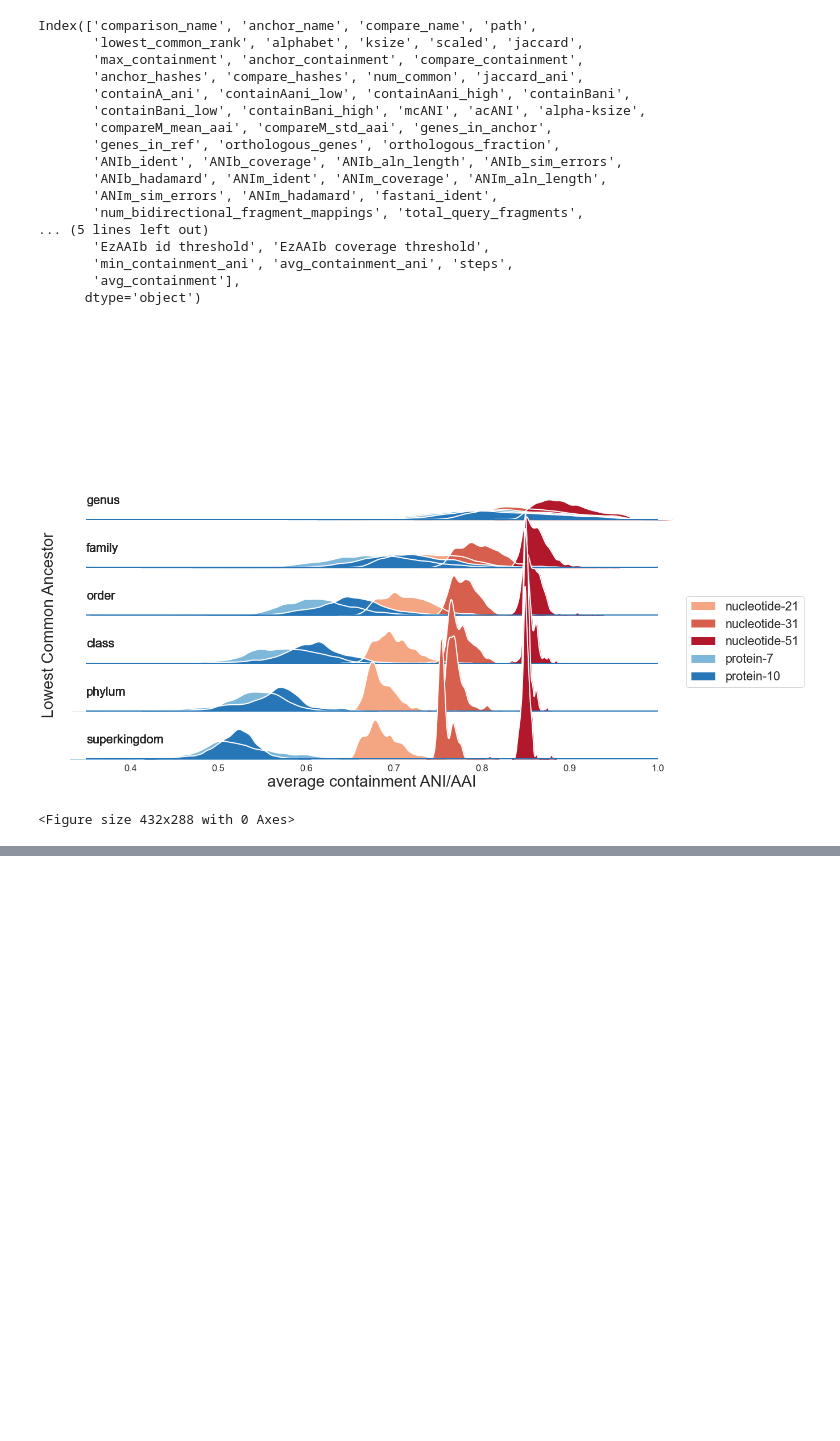
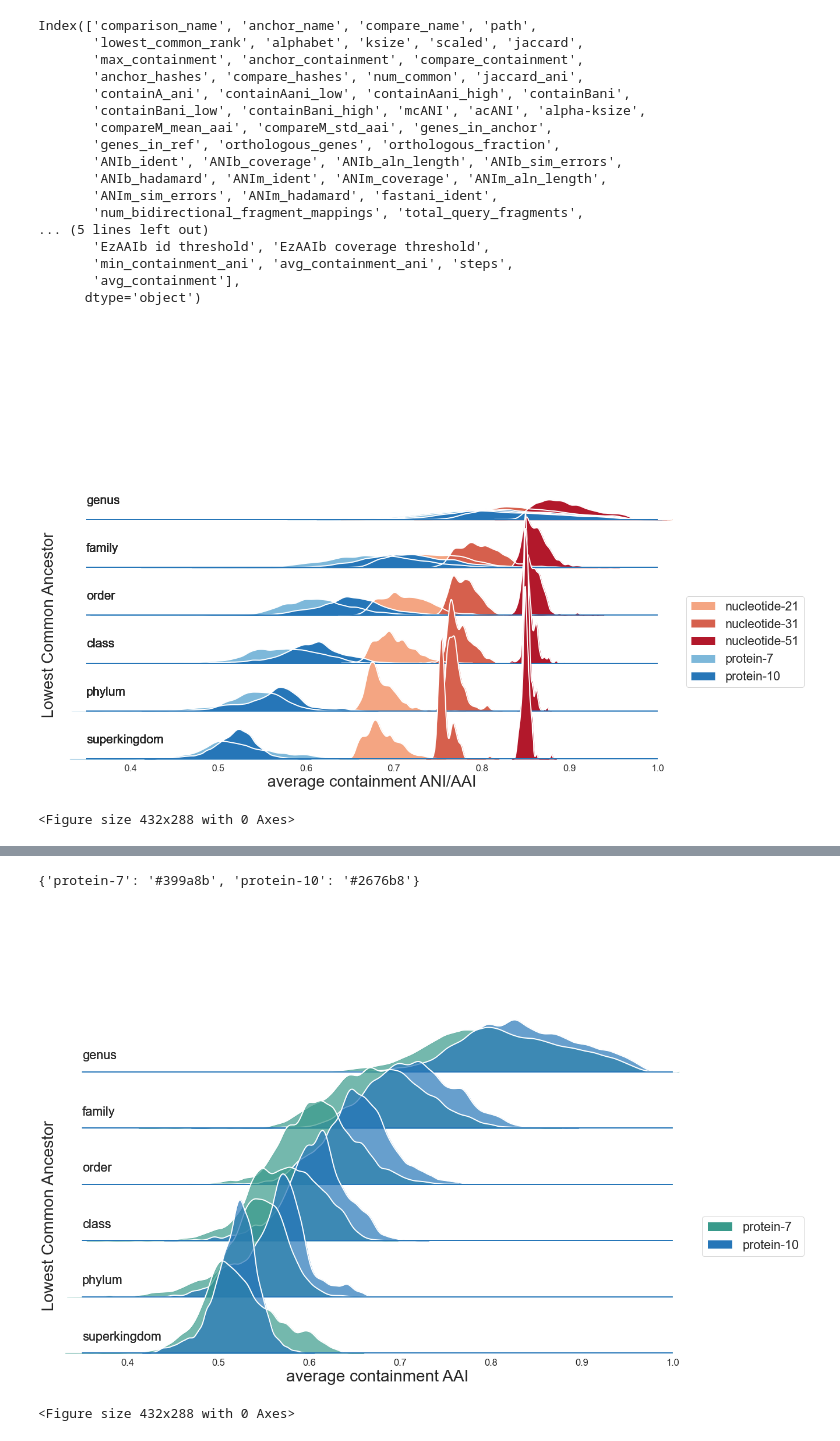
Before and after one commit to bluegenes/2022-protein-kmers-workflow, a Jupyter notebook: notebooks/05.alpha-compare.ipynb, the cells around one changed output, grey strips where cells are left out. Saved outputs shown, nothing was run; the diff lists cells and outputs as text; code cells hidden in the pictures; blank space fills up the shorter version.

Commit message:
more plots

```diff
--- a/notebooks/05.alpha-compare.ipynb
+++ b/notebooks/05.alpha-compare.ipynb
@@ -576,0 +582,3 @@ g.fig.savefig("gtdb-rs202.evolpaths.alphacompare.avgContainANI.logscale.ridgeplo
+# %%
+prot_only = default_scaled_selectk[default_scaled_selectk["alphabet"] == "protein"]
+prot_only.head()
@@ -576,0 +593,55 @@ g.fig.savefig("gtdb-rs202.evolpaths.alphacompare.avgContainANI.logscale.ridgeplo
+# %%
+lblue = sns.color_palette("Paired").as_hex()[0]
+dblue = sns.color_palette("Paired").as_hex()[1]
+db2=sns.color_palette("Blues", 10).as_hex()[7]
+lgreen = sns.color_palette("Paired").as_hex()[2]
+dgreen = sns.color_palette("Paired").as_hex()[3]
+dgr2 = sns.color_palette("Greens", 10)[7]
+prot_ak = ["protein-7", "protein-10"]
+p_colors = ["#399a8b", db2] #dgr2] #[dblue, dgr2]
+protein_colors = dict(zip(prot_ak, p_colors))
+protein_colors
+# %% [output]
+{'protein-7': '#399a8b', 'protein-10': '#2676b8'}
+# %%
+def label(x, color, label):
+        ax = plt.gca()
+        lb = x.unique()[0]#.upper()
+       # print(lb)
+        ax.text(0, .1, lb, size="large",# fontweight="bold",# color=color,
+                ha="left", va="center", transform=ax.transAxes)
+#sns.set_theme(style="white",)
+sns.set_theme(style="white", rc={"axes.facecolor": (0, 0, 0, 0)}, font_scale=1.5)
+
+#with sns.plotting_context("paper", font_scale=2,rc={"font.size":15,"axes.titlesize":15,"axes.labelsize":15, "axes.facecolor": (0, 0, 0, 0)}):
+g = sns.FacetGrid(prot_only, row="lowest_common_rank", hue="alpha-ksize", aspect=15, height=1.2, palette=protein_colors)
+
+g.map(sns.kdeplot, "avg_containment_ani", bw_adjust=.6, cut=5, clip_on=False, fill=True, alpha=0.7, linewidth=1.5)
+g.map(sns.kdeplot, "avg_containment_ani", bw_adjust=.6, cut=5, clip_on=False, color="w", lw=2)
+g.map(plt.axhline, y=0, linewidth=2, linestyle="-", color=None, clip_on=False)
+plt.gcf().set_size_inches(15, 12)
+
+
+g.map(label, "lowest_common_rank")
+# make overlapping
+g.fig.subplots_adjust(hspace=-.65)
+# remove axis details that don't work well with overlapping plots
+g.set(yticks=[], xlabel="", ylabel="", xlim=(0.35, 1), ylim=(None, None), title="")#, fontsize =10)
+g.despine(bottom=True, left=True)
+
+# create a legend
+handles=[]
+for ak, color in protein_colors.items():
+    if ak in prot_only["alpha-ksize"].unique():
+        handles.append(mpatches.Patch(facecolor=color, label=ak))
+lgd = plt.legend(handles=handles, bbox_to_anchor=(1.05, .85), loc=2, borderaxespad=0., facecolor="white", fontsize="large")
+txt= g.fig.text(-0.02, 0.35, 'Lowest Common Ancestor', va='center', rotation='vertical', size=28)
+plt.xlabel("average containment AAI", size=28)
+    #plt.ylabel("Lowest Common Ancestor", size=28)
+plt.show()
+plt.tight_layout()
+g.fig.savefig("gtdb-rs202.evolpaths.alphacompare.avgContainAAI.ridgeplot.pdf", bbox_extra_artists=(lgd,txt), bbox_inches='tight')
+g.fig.savefig("gtdb-rs202.evolpaths.alphacompare.avgContainANI.ridgeplot.png", bbox_extra_artists=(lgd,txt), bbox_inches='tight')
+# %% [output]
+[figure, added]
+<Figure size 432x288 with 0 Axes>
```
Also changed, not shown: parts of 7 cells of this notebook.
